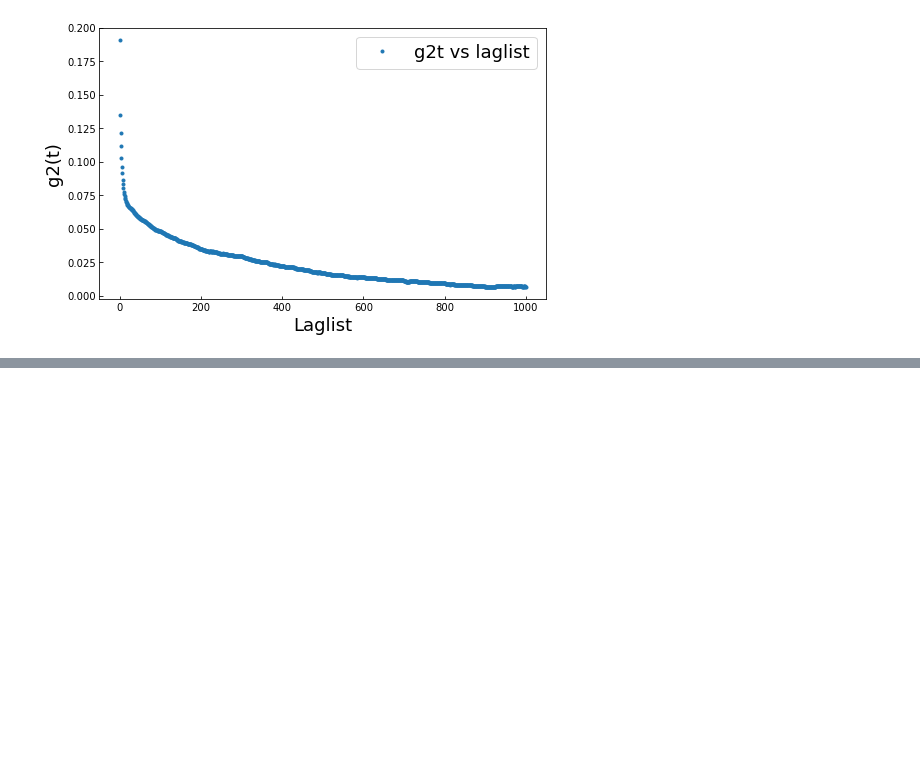
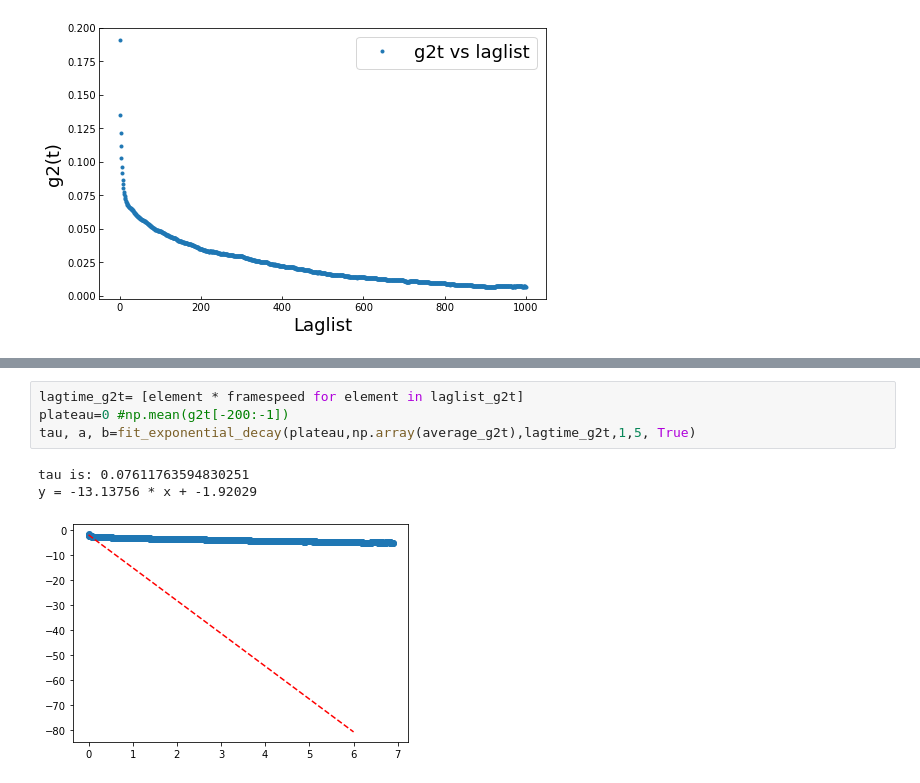
Before and after one commit to wwy-wwy-wwy/Speckle_project, a Jupyter notebook: 0712_data.ipynb, the cells around one changed output, grey strips where cells are left out. Cells and saved outputs as stored; diff of their text form; blank space fills up the shorter version.

```diff
--- a/0712_data.ipynb
+++ b/0712_data.ipynb
@@ -85,0 +109,8 @@ plt.tick_params(direction='in')
+# %%
+lagtime_g2t= [element * framespeed for element in laglist_g2t]
+plateau=0 #np.mean(g2t[-200:-1])
+tau, a, b=fit_exponential_decay(plateau,np.array(average_g2t),lagtime_g2t,1,5, True)
+# %% [output]
+tau is: 0.07611763594830251
+y = -13.13756 * x + -1.92029
+[figure, added]
```
Also changed, not shown: parts of 71 cells of this notebook, 5 other files.
